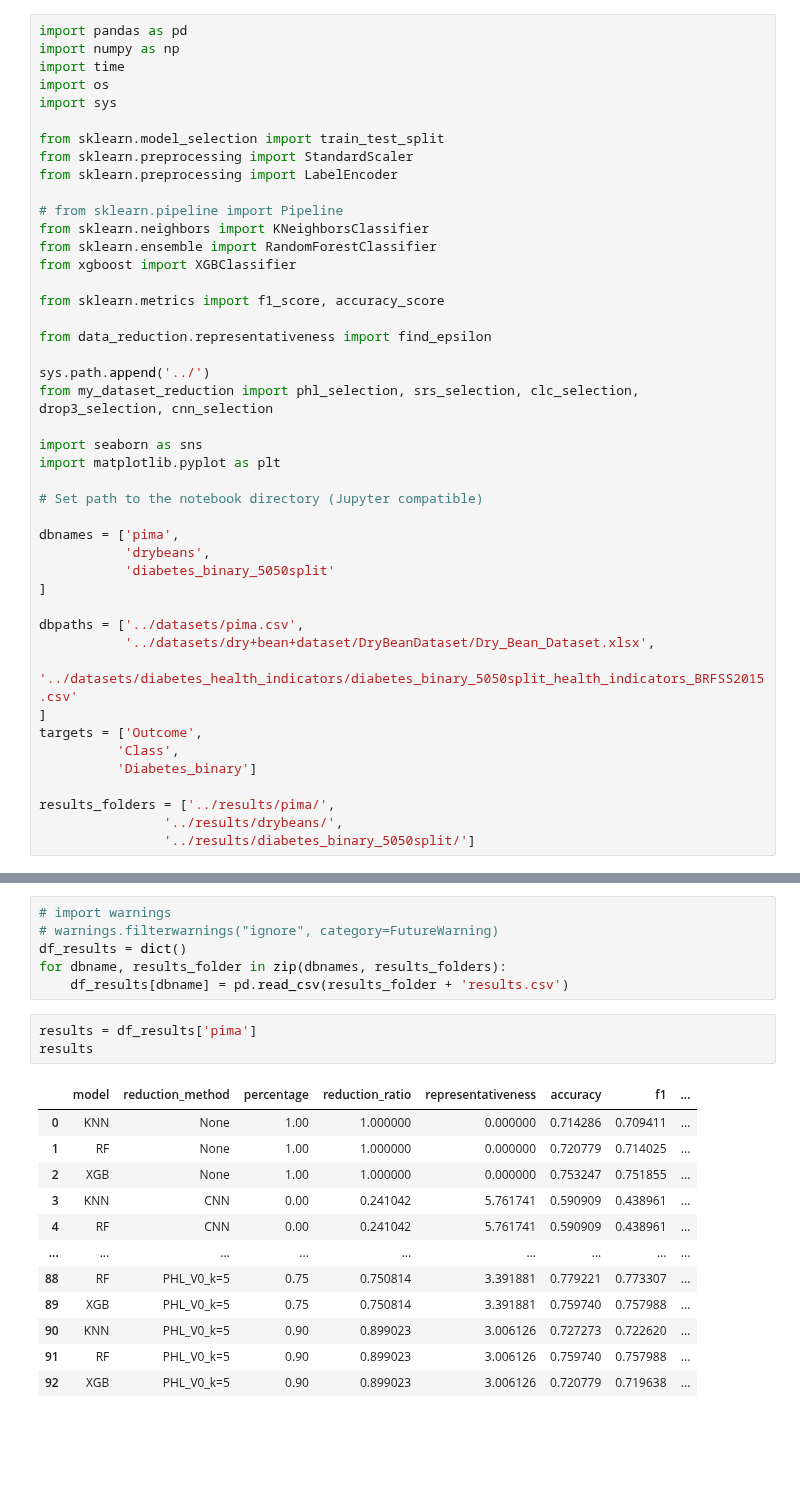
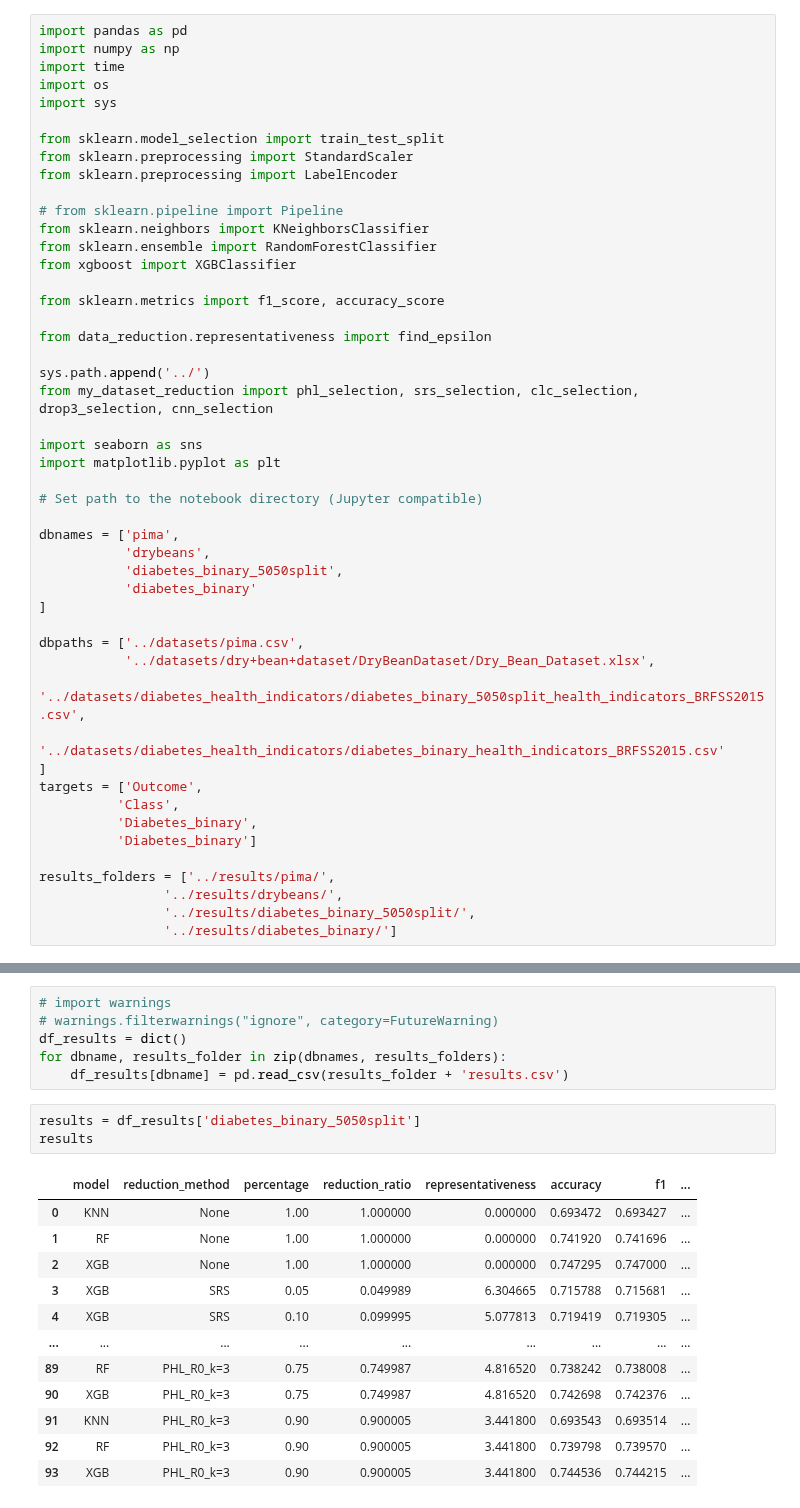
Before and after one commit to santimndez/PHL_for_instance_selection, a Jupyter notebook: src/notebooks/experiment_analysis.ipynb, the cells around one changed output, grey strips where cells are left out. Cells and saved outputs as stored; diff of their text form; blank space fills up the shorter version.

```diff
--- a/src/notebooks/experiment_analysis.ipynb
+++ b/src/notebooks/experiment_analysis.ipynb
@@ -30,20 +30,24 @@ import matplotlib.pyplot as plt
 
 dbnames = ['pima',
            'drybeans',
-           'diabetes_binary_5050split'
+           'diabetes_binary_5050split',
+           'diabetes_binary'
 ]
 
 dbpaths = ['../datasets/pima.csv',
            '../datasets/dry+bean+dataset/DryBeanDataset/Dry_Bean_Dataset.xlsx',
-           '../datasets/diabetes_health_indicators/diabetes_binary_5050split_health_indicators_BRFSS2015.csv'
+           '../datasets/diabetes_health_indicators/diabetes_binary_5050split_health_indicators_BRFSS2015.csv',
+           '../datasets/diabetes_health_indicators/diabetes_binary_health_indicators_BRFSS2015.csv'
 ]
 targets = ['Outcome',
           'Class',
+          'Diabetes_binary',
           'Diabetes_binary']
 
 results_folders = ['../results/pima/',
                 '../results/drybeans/',
-                '../results/diabetes_binary_5050split/']
+                '../results/diabetes_binary_5050split/',
+                '../results/diabetes_binary/']
 # %%
 def read_dataset(dbpath):
     if not os.path.exists(dbpath):
@@ -101,18 +107,18 @@ df_results = dict()
 for dbname, results_folder in zip(dbnames, results_folders):
     df_results[dbname] = pd.read_csv(results_folder + 'results.csv')
 # %%
-results = df_results['pima']
+results = df_results['diabetes_binary_5050split']
 results
 # %% [output]
 |  | model | reduction_method | percentage | reduction_ratio | representativeness | accuracy | f1 | ... |
-| 0 | KNN | None | 1.00 | 1.000000 | 0.000000 | 0.714286 | 0.709411 | ... |
-| 1 | RF | None | 1.00 | 1.000000 | 0.000000 | 0.720779 | 0.714025 | ... |
-| 2 | XGB | None | 1.00 | 1.000000 | 0.000000 | 0.753247 | 0.751855 | ... |
-| 3 | KNN | CNN | 0.00 | 0.241042 | 5.761741 | 0.590909 | 0.438961 | ... |
-| 4 | RF | CNN | 0.00 | 0.241042 | 5.761741 | 0.590909 | 0.438961 | ... |
+| 0 | KNN | None | 1.00 | 1.000000 | 0.000000 | 0.693472 | 0.693427 | ... |
+| 1 | RF | None | 1.00 | 1.000000 | 0.000000 | 0.741920 | 0.741696 | ... |
+| 2 | XGB | None | 1.00 | 1.000000 | 0.000000 | 0.747295 | 0.747000 | ... |
+| 3 | XGB | SRS | 0.05 | 0.049989 | 6.304665 | 0.715788 | 0.715681 | ... |
+| 4 | XGB | SRS | 0.10 | 0.099995 | 5.077813 | 0.719419 | 0.719305 | ... |
 | ... | ... | ... | ... | ... | ... | ... | ... | ... |
-| 88 | RF | PHL_V0_k=5 | 0.75 | 0.750814 | 3.391881 | 0.779221 | 0.773307 | ... |
-| 89 | XGB | PHL_V0_k=5 | 0.75 | 0.750814 | 3.391881 | 0.759740 | 0.757988 | ... |
-| 90 | KNN | PHL_V0_k=5 | 0.90 | 0.899023 | 3.006126 | 0.727273 | 0.722620 | ... |
-| 91 | RF | PHL_V0_k=5 | 0.90 | 0.899023 | 3.006126 | 0.759740 | 0.757988 | ... |
-| 92 | XGB | PHL_V0_k=5 | 0.90 | 0.899023 | 3.006126 | 0.720779 | 0.719638 | ... |
+| 89 | RF | PHL_R0_k=3 | 0.75 | 0.749987 | 4.816520 | 0.738242 | 0.738008 | ... |
+| 90 | XGB | PHL_R0_k=3 | 0.75 | 0.749987 | 4.816520 | 0.742698 | 0.742376 | ... |
+| 91 | KNN | PHL_R0_k=3 | 0.90 | 0.900005 | 3.441800 | 0.693543 | 0.693514 | ... |
+| 92 | RF | PHL_R0_k=3 | 0.90 | 0.900005 | 3.441800 | 0.739798 | 0.739570 | ... |
+| 93 | XGB | PHL_R0_k=3 | 0.90 | 0.900005 | 3.441800 | 0.744536 | 0.744215 | ... |
```
Also changed, not shown: parts of 7 cells of this notebook, 3 other files.
